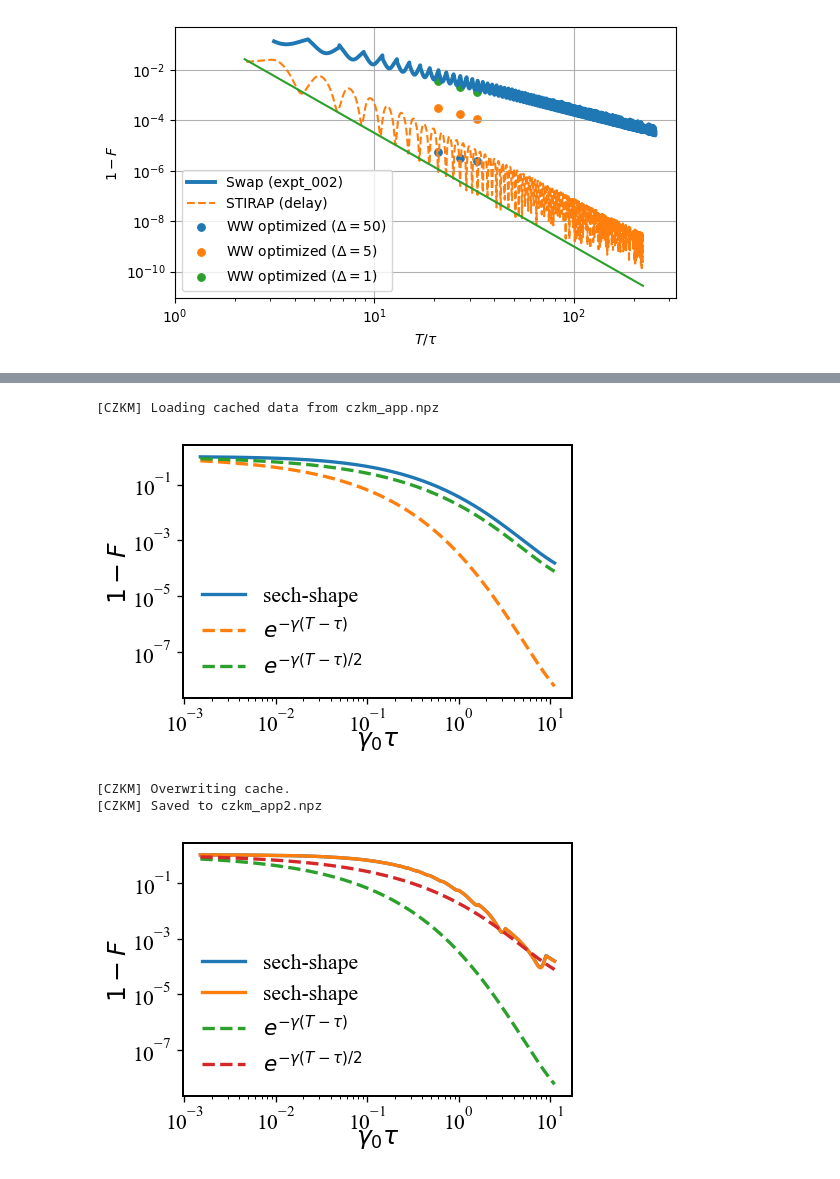
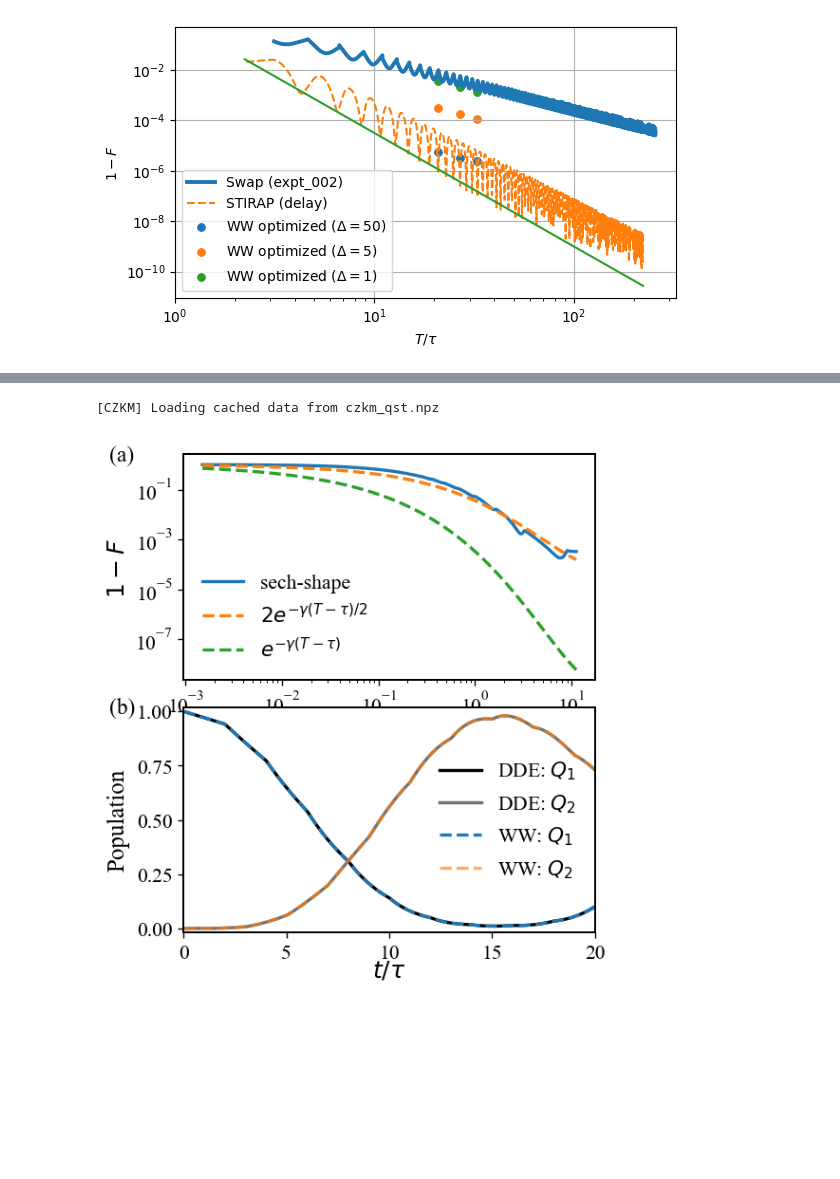
Before and after one commit to Taitoos2/non_markovian_qubit_swap, a Jupyter notebook: Idea_3.ipynb, the cells around one changed output, grey strips where cells are left out. Drawn from its saved outputs; the diff is of its cells as text; code cells hidden in the pictures; blank space fills up the shorter version.

```diff
--- a/Idea_3.ipynb
+++ b/Idea_3.ipynb
@@ -195,43 +127,27 @@ QST_CZKM(
-# %%
-from expt_sets import CZKM_app
-import numpy as np
-
-gamma_list = np.logspace(np.log10(0.0015), np.log10(2 * np.pi**2), 1000)
-T_list = 9 / np.sqrt(gamma_list)
-CZKM_app(
-    gamma_list,
-    T_list,
-    tau=1.0,
-    dt_max=0.001,
-    cache_file="czkm_app.npz",
-    filename="fig_czkm_app.pdf",
-    show=True,
-    overwrite=False,
-)
-# %% [output]
-[CZKM] Loading cached data from czkm_app.npz
-[figure, removed]
 # %%
 from expt_sets import CZKM_app
 import numpy as np
 
 gamma_list = np.logspace(np.log10(0.0015), np.log10(2 * np.pi**2), 1000)
 T_list = 9 / np.sqrt(gamma_list)
 CZKM_app(
     gamma_list,
     T_list,
+    gamma0=0.1,
+    T=20,
     tau=1.0,
-    dt_max=0.001,
-    cache_file="czkm_app2.npz",
+    dt_max=0.1,
+    cache_file="czkm_qst.npz",
     filename="fig_czkm_app2.pdf",
     show=True,
-    overwrite=True,
+    overwrite=False,
     dde_solver="completed",
+    figsize=(4.3, 5),
+    hspace=0.35,
 )
 # %% [output]
-[CZKM] Overwriting cache.
-[CZKM] Saved to czkm_app2.npz
+[CZKM] Loading cached data from czkm_qst.npz
-[figure, old version]
+[figure, new version]
 # %%
 from expt_sets import CZKM_app
 import numpy as np
```
Also changed, not shown: parts of 13 cells of this notebook, 15 other files.
